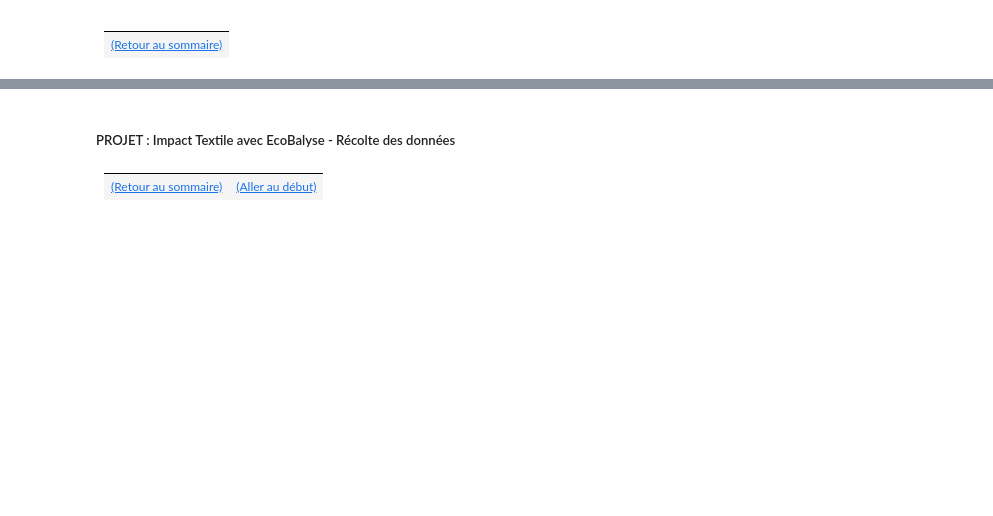
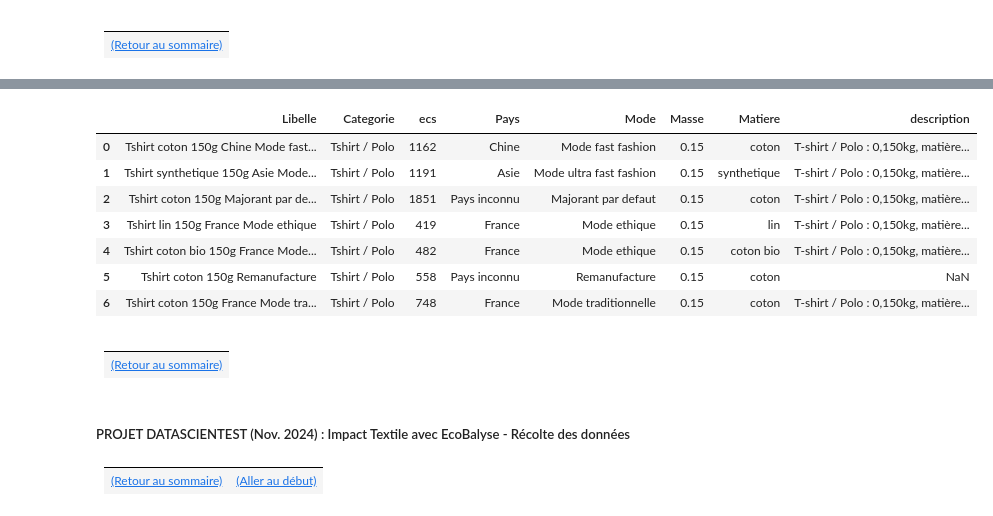
Before and after one commit to dte-thierry/prj_ECOBALYSE, a Jupyter notebook: notebooks/PRJ-ECOBALYSE-01-WEB_SCRAPING1_v0-20.ipynb, the cells around one changed output, grey strips where cells are left out. Cells and saved outputs as stored; diff of their text form; code cells hidden in the pictures; blank space fills up the shorter version.

```diff
--- a/notebooks/PRJ-ECOBALYSE-01-WEB_SCRAPING1_v0-20.ipynb
+++ b/notebooks/PRJ-ECOBALYSE-01-WEB_SCRAPING1_v0-20.ipynb
@@ -437,0 +507,22 @@ def get_ecobalyse_datas(url, columns, json_output_path):
+# %%
+def create_textile_data(params):
+    """
+    Crée des données textiles en utilisant les paramètres fournis.
+
+    Cette fonction prend un dictionnaire de paramètres et les passe à une fonction appelée `load_textile_data`
+    en utilisant le déballage des arguments (**params). La fonction `load_textile_data` est supposée être définie
+    ailleurs dans le code et est responsable de traiter les paramètres pour créer les données textiles.
+
+    Paramètres :
+    -----------
+    params : dict
+        Un dictionnaire contenant les paramètres nécessaires pour créer les données textiles. Les clés du dictionnaire
+        doivent correspondre aux arguments attendus par la fonction `load_textile_data`.
+
+    Retour :
+    --------
+    object
+        Le résultat de l'appel à la fonction `load_textile_data` avec les paramètres fournis. Le type exact de l'objet
+        retourné dépend de l'implémentation de `load_textile_data`.
+    """
+    return load_textile_data(**params)
@@ -479,0 +913,6 @@ df.head()
+# %%
+# Ajouter les descriptions des différents textiles via : get_description_datas()
+params_dir = 'data'
+api_token = "ed698f8f-e961-44a6-b9fa-dfaf3cf462ef"
+json_output_path = 'data/PRJ-ECOBALYSE-01-WEB_SCRAPING1_temp1.json'
+df_updated1 = get_description_datas(df, params_dir, api_token, json_output_path)
@@ -480,7 +937,22 @@ df.head()
+# %%
+df_updated1.head(7)
+# %% [output]
+|  | Libelle | Categorie | ecs | Pays | Mode | Masse | Matiere | description |
+| 0 | Tshirt coton 150g Chine Mode fast... | Tshirt / Polo | 1162 | Chine | Mode fast fashion | 0.15 | coton | T-shirt / Polo : 0,150kg, matière... |
+| 1 | Tshirt synthetique 150g Asie Mode... | Tshirt / Polo | 1191 | Asie | Mode ultra fast fashion | 0.15 | synthetique | T-shirt / Polo : 0,150kg, matière... |
+| 2 | Tshirt coton 150g Majorant par de... | Tshirt / Polo | 1851 | Pays inconnu | Majorant par defaut | 0.15 | coton | T-shirt / Polo : 0,150kg, matière... |
+| 3 | Tshirt lin 150g France Mode ethique | Tshirt / Polo | 419 | France | Mode ethique | 0.15 | lin | T-shirt / Polo : 0,150kg, matière... |
+| 4 | Tshirt coton bio 150g France Mode... | Tshirt / Polo | 482 | France | Mode ethique | 0.15 | coton bio | T-shirt / Polo : 0,150kg, matière... |
+| 5 | Tshirt coton 150g Remanufacture | Tshirt / Polo | 558 | Pays inconnu | Remanufacture | 0.15 | coton | NaN |
+| 6 | Tshirt coton 150g France Mode tra... | Tshirt / Polo | 748 | France | Mode traditionnelle | 0.15 | coton | T-shirt / Polo : 0,150kg, matière... |
+# %% [markdown]
+|                                    |
+|:--:                                |
+| [(Retour au sommaire)](#summaryUp) |
 # %% [markdown]
 <a name="anchorDown" />
 
-##### PROJET : Impact Textile avec EcoBalyse - Récolte des données
+##### PROJET DATASCIENTEST (Nov. 2024) : Impact Textile avec EcoBalyse - Récolte des données
 
 |                                          |                               |
 |:--:                                      |:--:                           |
```
Also changed, not shown: parts of 42 cells of this notebook, 21 other files.
